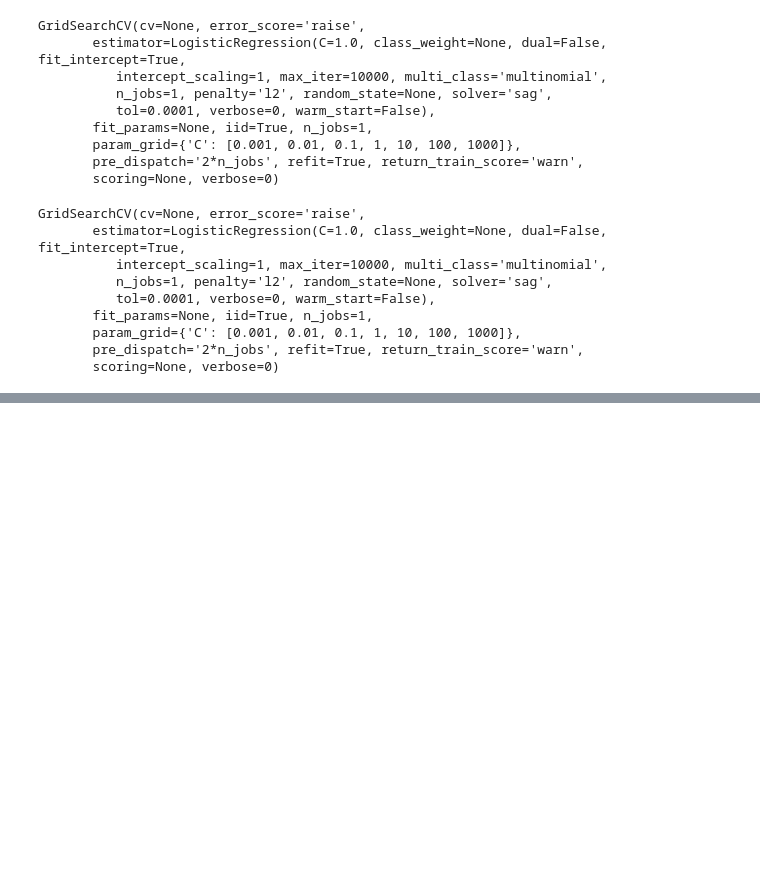
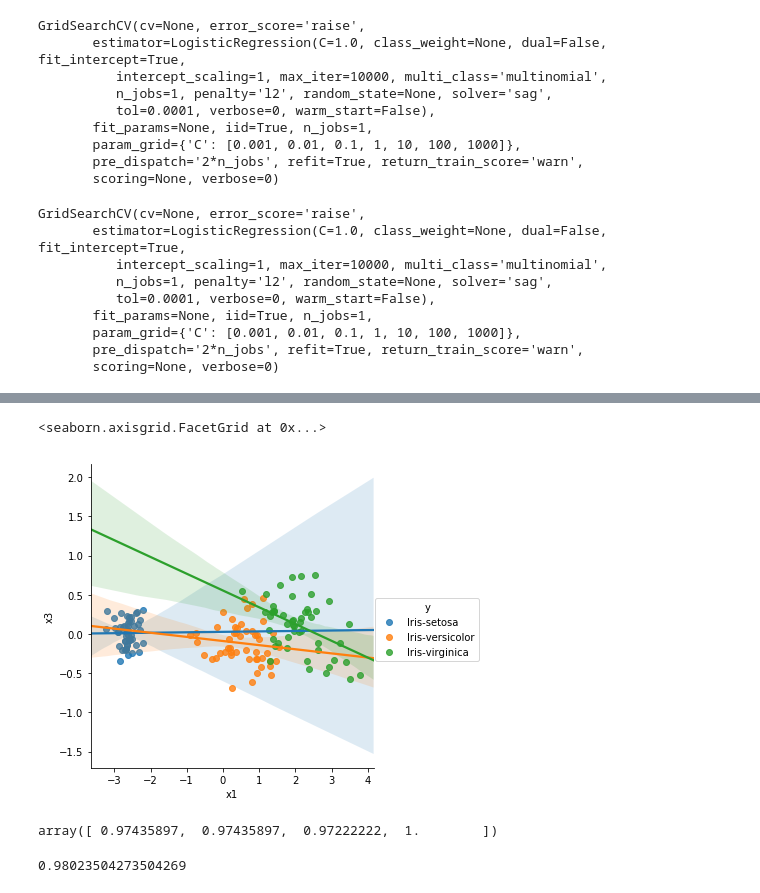
Before and after one commit to sky-lynx/iris_dataset, a Jupyter notebook: iris.ipynb, the cells around one changed output, grey strips where cells are left out. Cells and saved outputs as stored; diff of their text form; code cells hidden in the pictures; blank space fills up the shorter version.

```diff
--- a/iris.ipynb
+++ b/iris.ipynb
@@ -250,0 +354,5 @@ LogisticRegression(C=1, class_weight=None, dual=False, fit_intercept=True,
+# %%
+sns.lmplot(x = 'x1', y = 'x3', hue = 'y', data = dummy_df)
+# %% [output]
+<seaborn.axisgrid.FacetGrid at 0x...>
+[figure, added]
@@ -250,0 +361,9 @@ LogisticRegression(C=1, class_weight=None, dual=False, fit_intercept=True,
+# %%
+scores = cross_val_score(lr, dummy_df.drop('y', axis = 1), dummy_df['y'], cv=4)
+scores
+# %% [output]
+array([ 0.97435897,  0.97435897,  0.97222222,  1.        ])
+# %%
+np.mean(scores)
+# %% [output]
+0.98023504273504269
```
Also changed, not shown: parts of 22 cells of this notebook.
